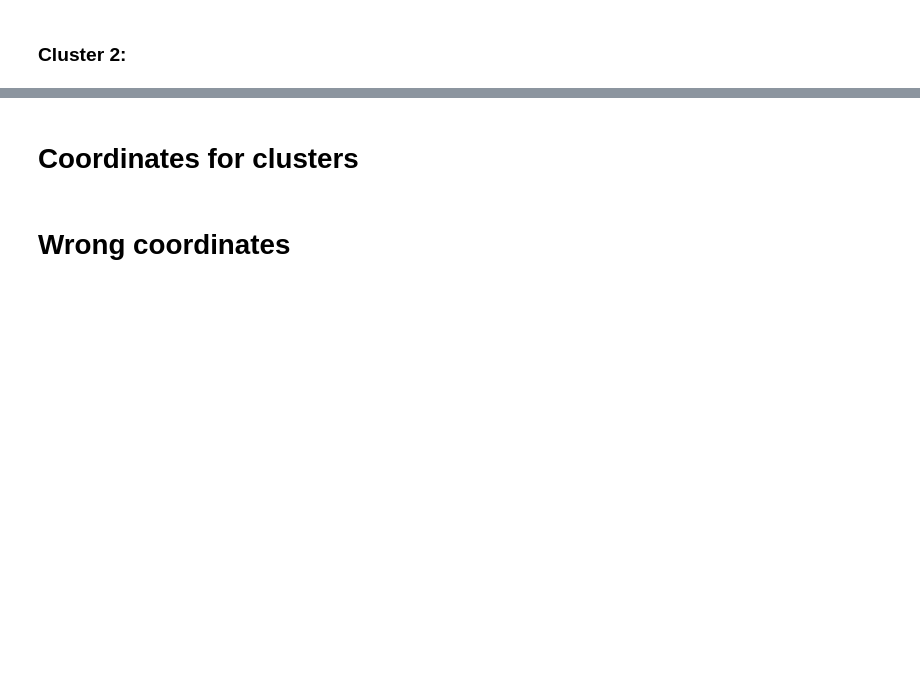
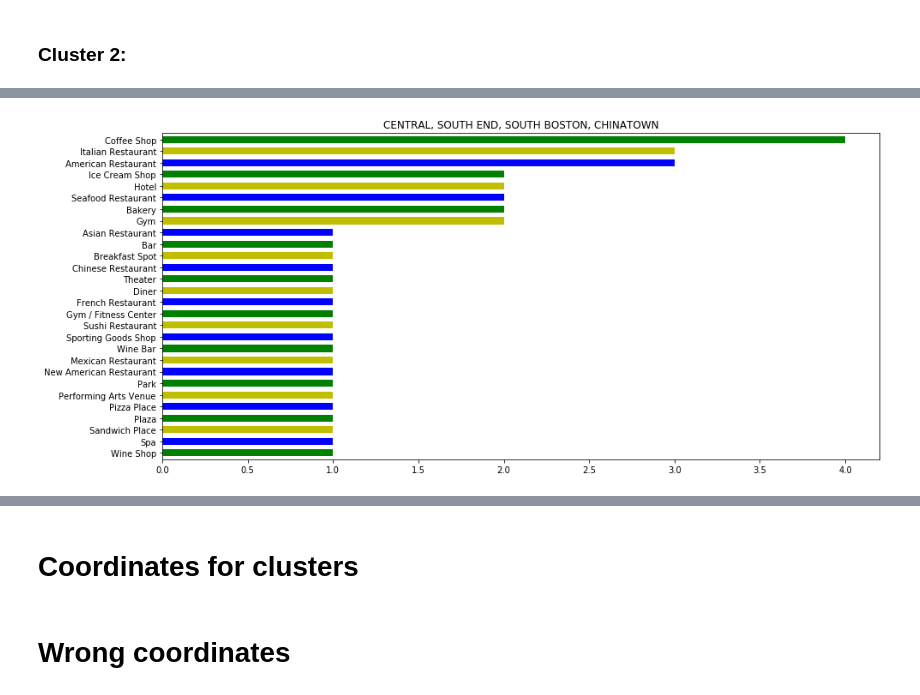
Before and after one commit to AnnVGat/coursera, a Jupyter notebook: Battle of Boston neighborouhoods.ipynb, the cells around one changed output, grey strips where cells are left out. Cells and saved outputs as stored; diff of their text form; code cells hidden in the pictures; blank space fills up the shorter version.

```diff
--- a/Battle of Boston neighborouhoods.ipynb
+++ b/Battle of Boston neighborouhoods.ipynb
@@ -528,0 +753,4 @@ cl_viz3 = cluster_details(2)
+# %%
+cl_viz3 = cluster_details(3)
+# %% [output]
+[figure, added]
```
Also changed, not shown: parts of 42 cells of this notebook.
